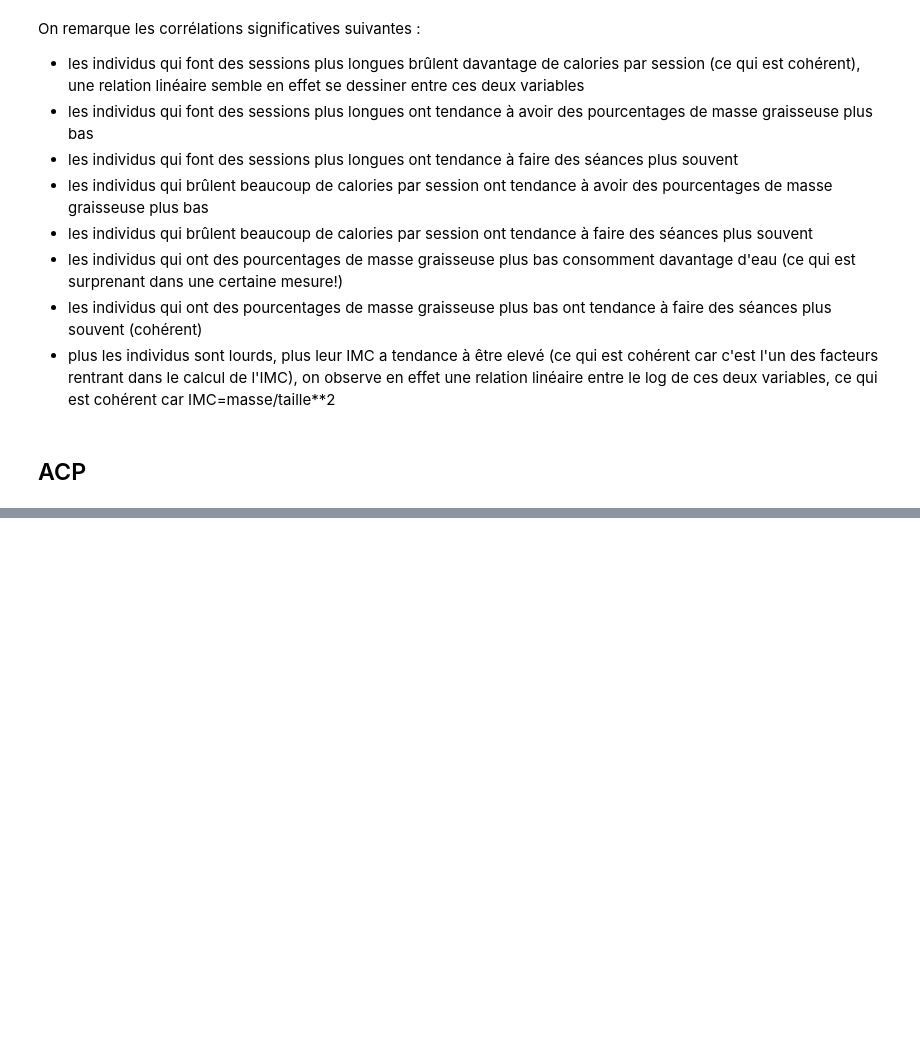
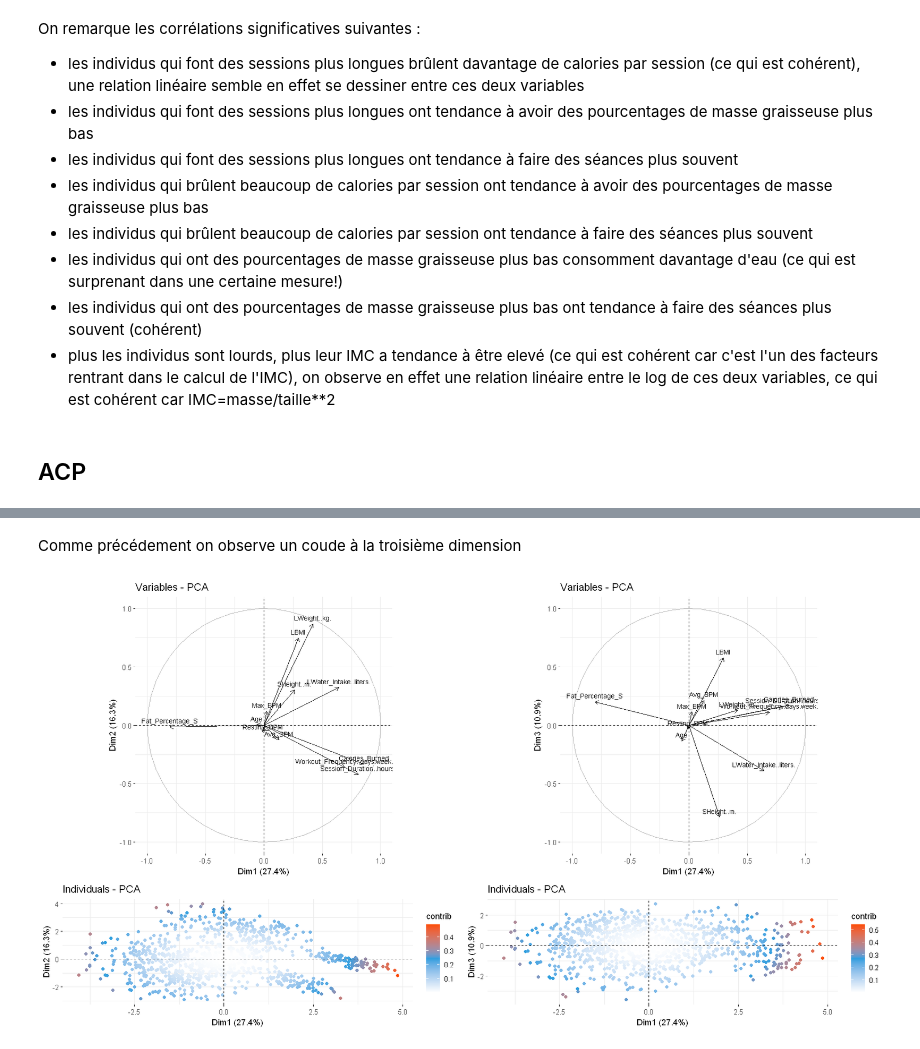
Before and after one commit to P-Point-all/ML_Gym_exercise, a Jupyter notebook: ML_Gym.ipynb, the cells around one changed output, grey strips where cells are left out. Saved outputs shown, nothing was run; the diff lists cells and outputs as text; code cells hidden in the pictures; blank space fills up the shorter version.

```diff
--- a/ML_Gym.ipynb
+++ b/ML_Gym.ipynb
@@ -243,0 +285,11 @@ fviz_pca_ind(acp,col.ind="contrib",label="none",gradient.cols = c("white", "#2E9
+# %% [markdown]
+Comme précédement on observe un coude à la troisième dimension
+# %%
+g4<-fviz_pca_var(acp_level,labelsize = 3)
+g5<-fviz_pca_ind(acp_level, col.ind="contrib",label="none",gradient.cols = c("white", "#2E9FDF", "#FC4E07" ))
+g6<-fviz_pca_var(acp_level,axes=c(1,3),labelsize = 3)
+g7<-fviz_pca_ind(acp_level,col.ind="contrib",label="none",gradient.cols = c("white", "#2E9FDF", "#FC4E07" ),axes=c(1,3))
+
+grid.arrange(g4,g6,g5,g7,ncol=2,heights=c(2,1))
+# %% [output]
+[figure, added]
```
Also changed, not shown: parts of 15 cells of this notebook, 1 other file.
